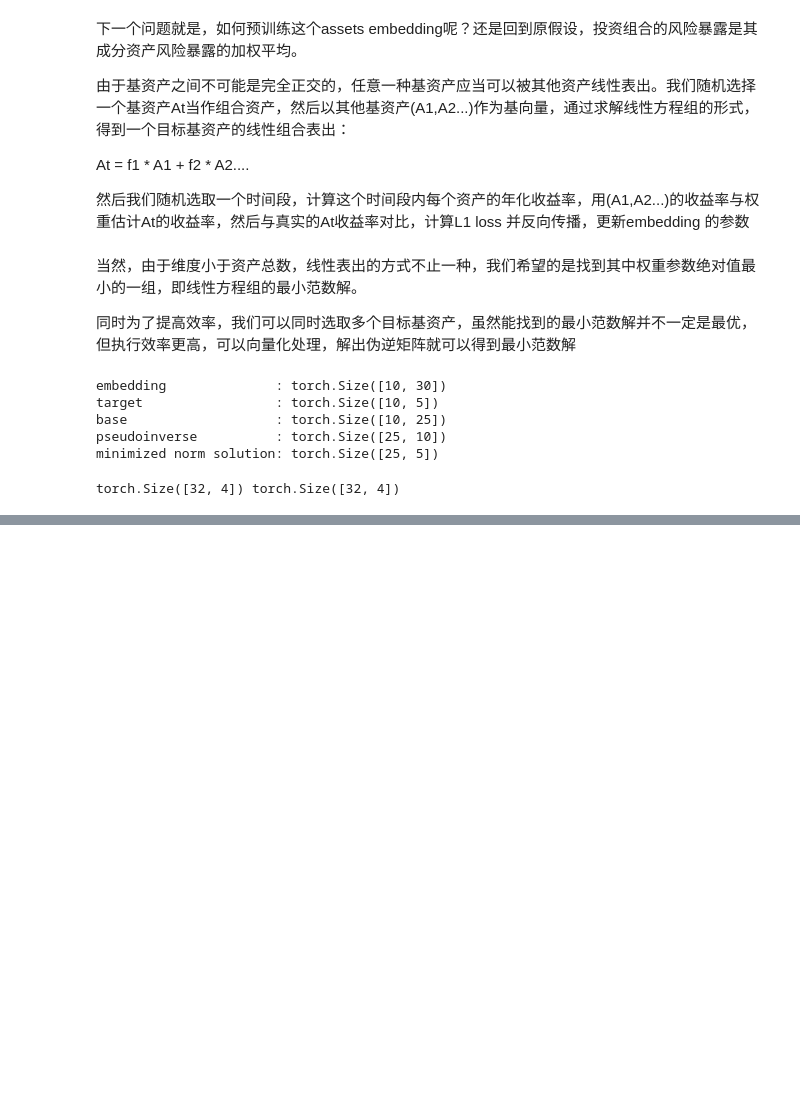
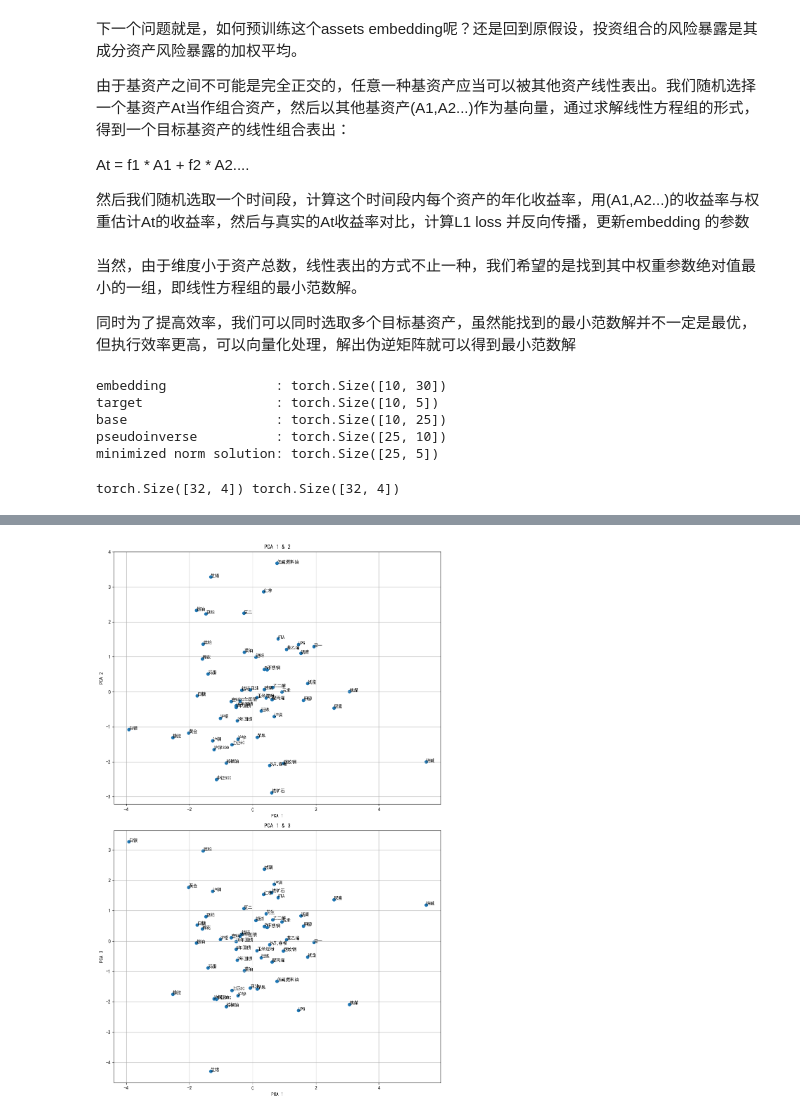
Before and after one commit to FerdinandEoverm/Index_Future_Prediction, a Jupyter notebook: Transformer model/Base_assets_embedding.ipynb, the cells around one changed output, grey strips where cells are left out. Cells and saved outputs as stored; diff of their text form; code cells hidden in the pictures; blank space fills up the shorter version.

```diff
--- a/Transformer model/Base_assets_embedding.ipynb
+++ b/Transformer model/Base_assets_embedding.ipynb
@@ -297,0 +421,29 @@ plt.show()
+# %%
+# PCA分析
+from sklearn.decomposition import PCA
+
+pca = PCA(n_components=3)
+embeddings_pca = pca.fit_transform(embeddings)
+
+fig, axes = plt.subplots(2, 1, figsize=(10, 16)) # 增大图像尺寸以容纳三个子图
+
+axes[0].scatter(embeddings_pca[:, 0], embeddings_pca[:, 1])
+for i, name in enumerate(assets_names):
+    axes[0].annotate(name, (embeddings_pca[i, 0], embeddings_pca[i, 1]), fontsize=9)
+axes[0].set_title('PCA 1 & 2')
+axes[0].set_xlabel('PCA 1')
+axes[0].set_ylabel('PCA 2')
+axes[0].grid(True)
+
+axes[1].scatter(embeddings_pca[:, 0], embeddings_pca[:, 2])
+for i, name in enumerate(assets_names):
+    axes[1].annotate(name, (embeddings_pca[i, 0], embeddings_pca[i, 2]), fontsize=9)
+axes[1].set_title('PCA 1 & 3')
+axes[1].set_xlabel('PCA 1')
+axes[1].set_ylabel('PCA 3')
+axes[1].grid(True)
+
+plt.tight_layout()
+plt.show()
+# %% [output]
+[figure, added]
```
Also changed, not shown: parts of 20 cells of this notebook, 5 other files.
